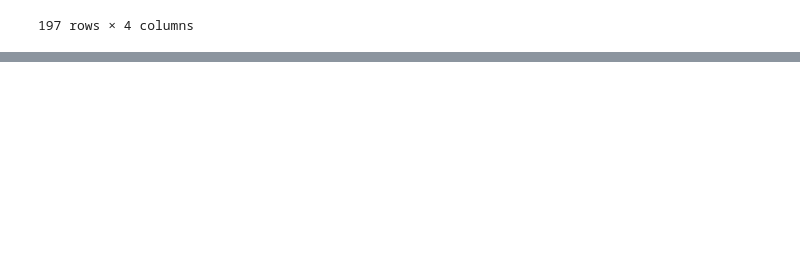
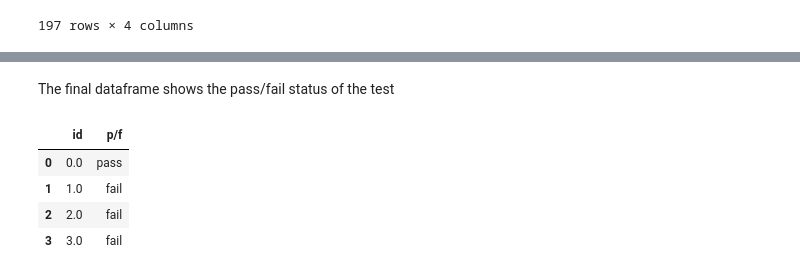
Before and after one commit to Nking92/checklist, a Jupyter notebook: notebooks/Nick.ipynb, the cells around one changed output, grey strips where cells are left out. Drawn from its saved outputs; the diff is of its cells as text; code cells hidden in the pictures; blank space fills up the shorter version.

```diff
--- a/notebooks/Nick.ipynb
+++ b/notebooks/Nick.ipynb
@@ -308,0 +366,10 @@ merged.loc[merged['p/f'] == 'fail']
+# %% [markdown]
+The final dataframe shows the pass/fail status of the test
+# %%
+test_results
+# %% [output]
+|  | id | p/f |
+| 0 | 0.0 | pass |
+| 1 | 1.0 | fail |
+| 2 | 2.0 | fail |
+| 3 | 3.0 | fail |
```
Also changed, not shown: parts of 11 cells of this notebook, 1 other file.
